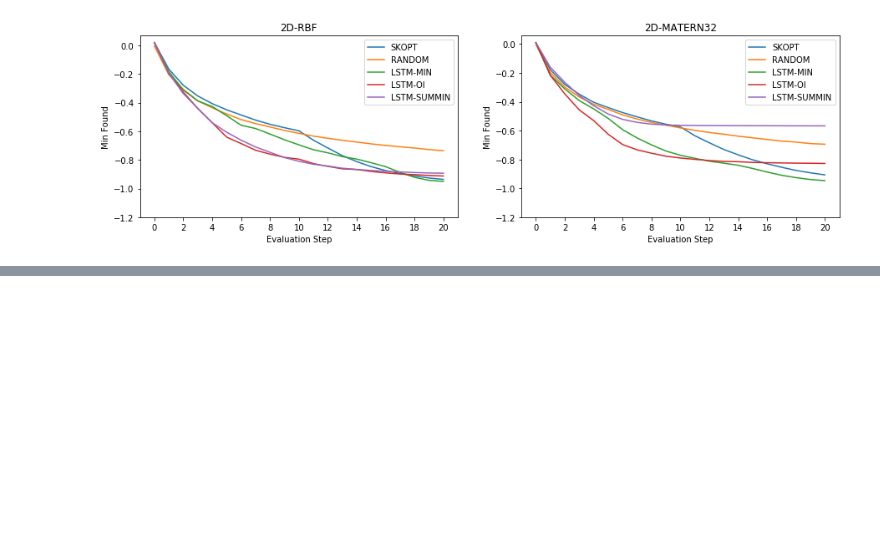
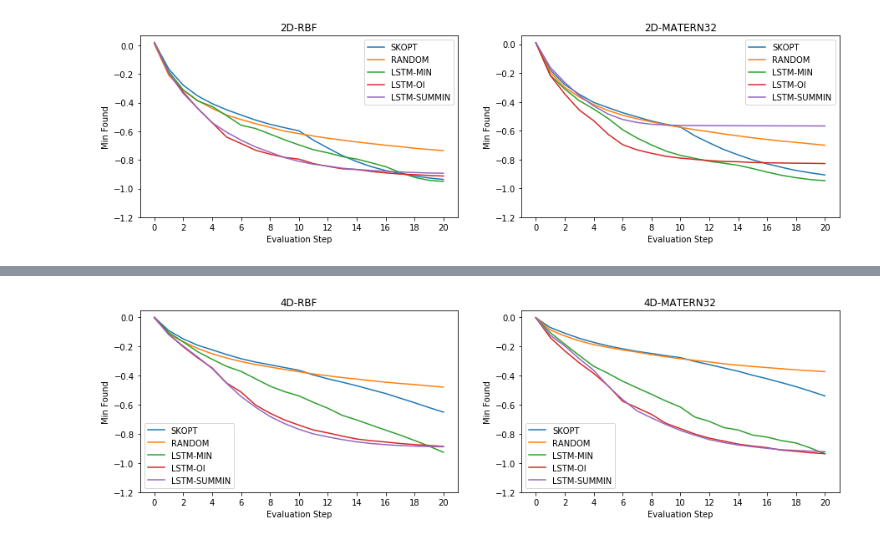
Before and after one commit to p16i/blackbox-optimization-using-rnns, a Jupyter notebook: compare-minimum-value-on-test-data.ipynb, the cells around one changed output, grey strips where cells are left out. Cells and saved outputs as stored; diff of their text form; code cells hidden in the pictures; blank space fills up the shorter version.

```diff
--- a/compare-minimum-value-on-test-data.ipynb
+++ b/compare-minimum-value-on-test-data.ipynb
@@ -128,0 +134,4 @@ plot_comparision_of_dim(dim=2)
+# %%
+plot_comparision_of_dim(dim=4)
+# %% [output]
+[figure, added]
```
Also changed, not shown: parts of 3 cells of this notebook.
